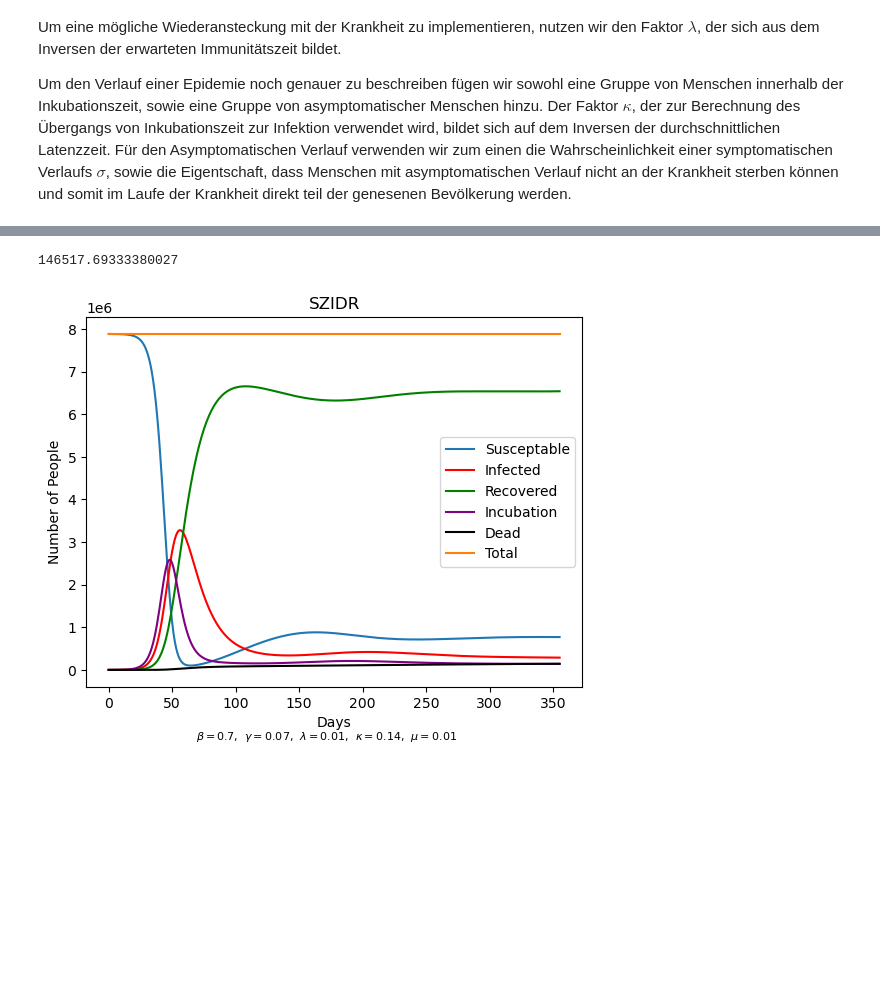
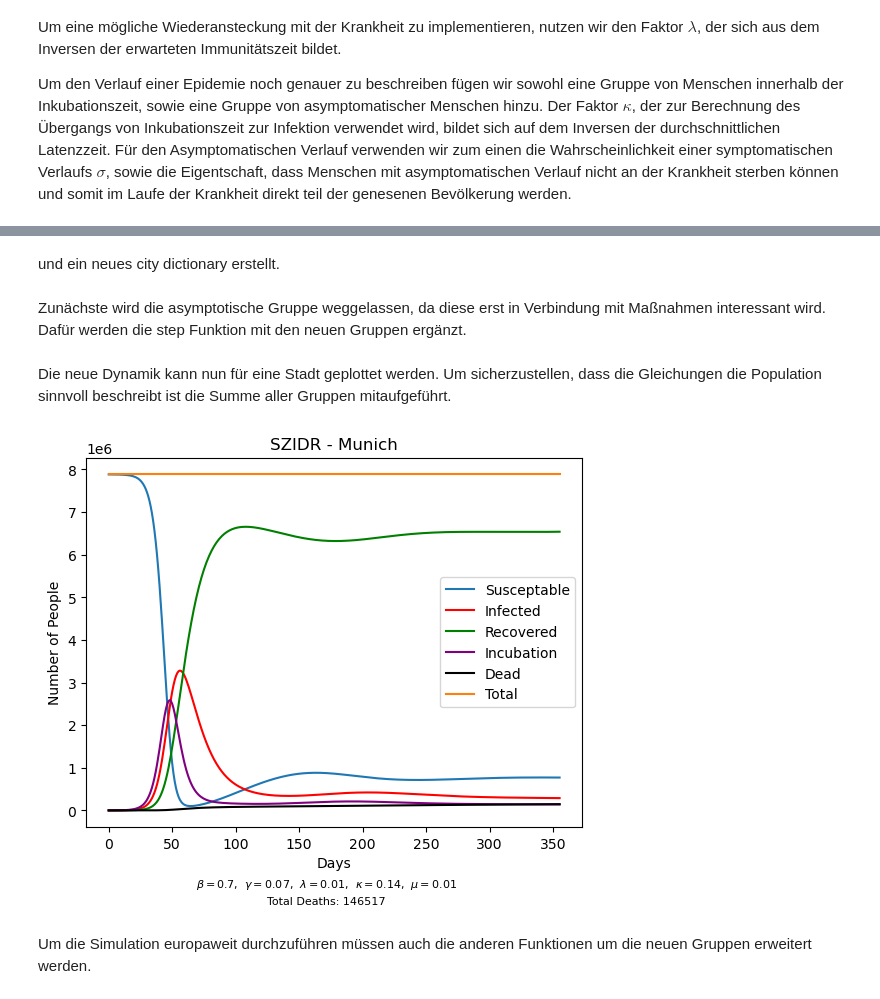
Before and after one commit to LoloSpirit/PlagueInc, a Jupyter notebook: Ausarbeitung_Projekt.ipynb, the cells around one changed output, grey strips where cells are left out. Saved outputs shown, nothing was run; the diff lists cells and outputs as text; code cells hidden in the pictures; blank space fills up the shorter version.

```diff
--- a/Ausarbeitung_Projekt.ipynb
+++ b/Ausarbeitung_Projekt.ipynb
@@ -123,7 +124,7 @@ def cure_humanity():
 # %% [markdown]
 Es wird eine Funktion definiert die den zeitlichen Verlauf der SIR-Dynamik einer beliebigen Stadt als Plot darstellt. Dabei werden bereits drei Gruppen berücksichtigt, welche erst im erweiterten Modell betrachtet werden.
 # %%
-def plot_SIR(title, t, s, i, r, z=[], d=[], n=[], values = {}):
+def plot_SIR(title, t, s, i, r, z=[], d=[], n=[], a=[], values = {}):
     # Plot SIR values
     plt.close()
     plt.plot(t, s, label='Susceptable')
@@ -133,6 +134,10 @@ def plot_SIR(title, t, s, i, r, z=[], d=[], n=[], values = {}):
         plt.plot(t, z, c='purple', label='Incubation')
     if (len(d) > 0):
         plt.plot(t, d, c='black',label='Dead')
+        total_d = int(d[-1])
+        plt.figtext(.5,-.05,f'Total Deaths: {total_d}', fontsize=8, ha='center')
+    if (len(a) > 0):
+        plt.plot(t, a, c='orange', label='Asymptomatic')
     if (len(n) > 0):
         plt.plot(t, n, label='Total')
     plt.xlabel('Days')
@@ -146,7 +151,7 @@ def plot_SIR(title, t, s, i, r, z=[], d=[], n=[], values = {}):
             subtitle += ',  '
         subtitle += fr'${v} = {round(values[v],2)}$'
 
-    plt.figtext(.5,-.001, subtitle, fontsize=8, ha='center')
+    plt.figtext(.5,-.015, subtitle, fontsize=8, ha='center')
     plt.legend()
     plt.show()
 # %% [markdown]
@@ -523,16 +541,21 @@ class ExpCity:
         self.Z += self.S * percent
         self.S = self.S - self.S * percent
 
-    def infect(self, newly_infected):
+    def infect(self, newly_infected, asymptomatic=0):
         self.Z += newly_infected
-        self.S = self.S - newly_infected
+        self.A += asymptomatic
+        self.S = self.S - newly_infected - asymptomatic
 
     def reset_city(self):
+        self.airport_closed = False
         self.S = self.population
         self.Z = 0
         self.I = 0
+        self.A = 0
         self.D = 0
         self.R = 0
+# %% [markdown]
+und ein neues city dictionary erstellt.
 # %%
 # create a new dict with iata to cities
 cities_exp = {}
@@ -541,3 +568,5 @@ for airport in (airports[['population', 'IATA']]).values:
+# %% [markdown]
+Zunächste wird die asymptotische Gruppe weggelassen, da diese erst in Verbindung mit Maßnahmen interessant wird. Dafür werden die step Funktion mit den neuen Gruppen ergänzt.
 # %%
 def step_SZIDR(c : ExpCity, beta, gamma, _lambda, kappa, mu, dt):
     # SIR + incubation + recovered -> susceptable
@@ -573,40 +601,42 @@ def step_SZIDR(c : ExpCity, beta, gamma, _lambda, kappa, mu, dt):
     c.D = D + (1/6) * (k1_D + 2*k2_D + 2*k3_D + k4_D)
     c.R = R + (1/6) * (k1_R + 2*k2_R + 2*k3_R + k4_R)
     return c
+# %% [markdown]
+Die neue Dynamik kann nun für eine Stadt geplottet werden. Um sicherzustellen, dass die Gleichungen die Population sinnvoll beschreibt ist die Summe aller Gruppen mitaufgeführt.
 # %%
 # infect people - intial condition
 test_city = cities_exp['MUC']
 test_city.reset_city()
 test_city.infect(1000)
 
 beta = 0.7
 gamma = 0.07
 lambda_0 = 1/90
 kappa = 1/7
 mu = .01
 
 t,s,z,i,d,r = ([] for i in range(6))
 total_i= 0
 total = []
 for n in range(356 * 1):
     t.append(n)
     s.append(test_city.S)
     z.append(test_city.Z)
     i.append(test_city.I)
     d.append(test_city.D)
     r.append(test_city.R)
     total.append(test_city.S + test_city.Z + test_city.I + test_city.D + test_city.R)
 
     total_i += kappa * test_city.Z
 
     test_city = step_SZIDR(test_city, beta, gamma, lambda_0 * (0.5 ** (total_i / test_city.population)), kappa, mu, 1)
 
 
-print(d[-1])
-plot_SIR(f"SZIDR", t, s, i, r, z, d, total, {r'\beta': beta, r'\gamma': gamma, r'\lambda': lambda_0, r'\kappa': kappa, r'\mu': mu})
+plot_SIR(f"SZIDR - Munich", t, s, i, r, z, d, total, values={r'\beta': beta, r'\gamma': gamma, r'\lambda': lambda_0, r'\kappa': kappa, r'\mu': mu})
 # %% [output]
-146517.69333380027
-[figure, old version]
+[figure, new version]
+# %% [markdown]
+Um die Simulation europaweit durchzuführen müssen auch die anderen Funktionen um die neuen Gruppen erweitert werden.
 # %%
 def calculate_travel_exp (ci : City, ds, dz, di, dr, routes_matrix : pd.DataFrame):
     # Calculate a travel step for given city
```
Also changed, not shown: parts of 14 cells of this notebook, 2 other files.
